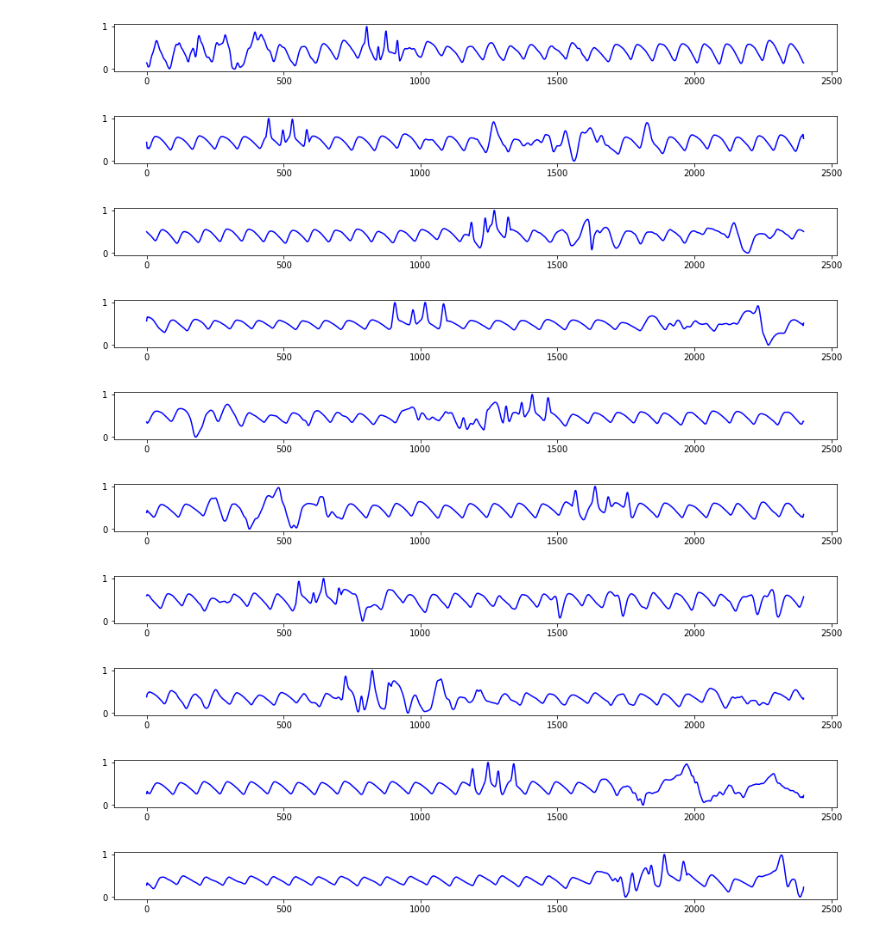
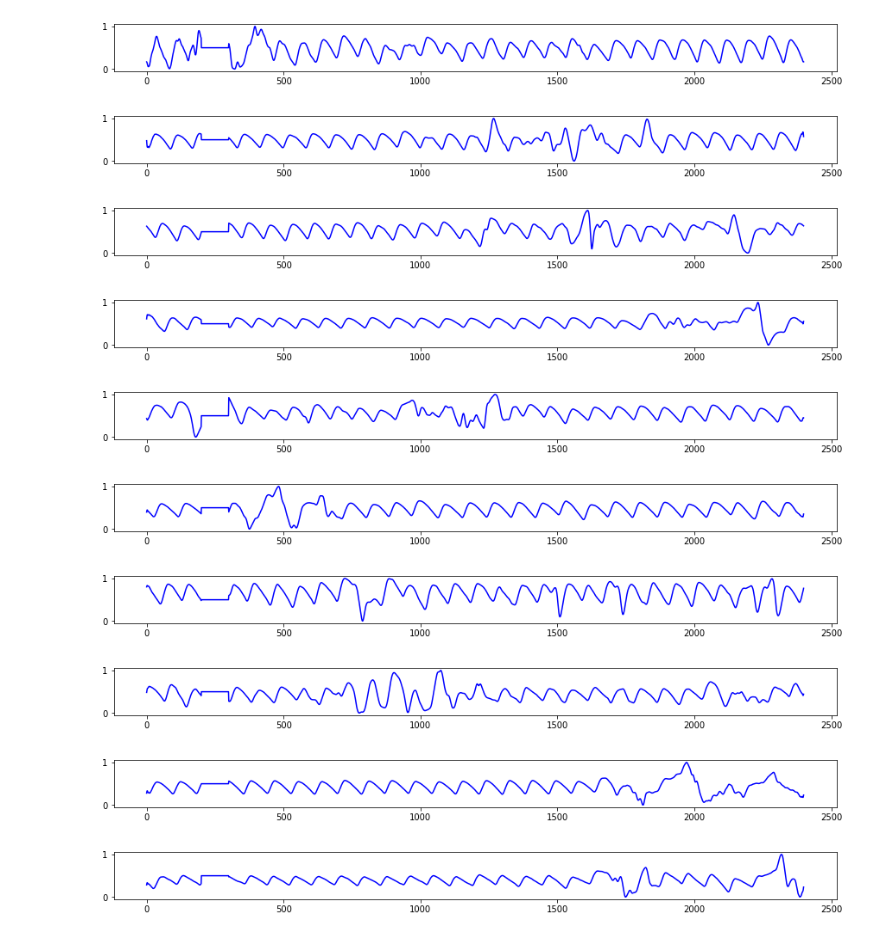
Before and after one commit to chengstark/ahahahaha, a Jupyter notebook: backdoor/trigger_test.ipynb, the cells around one changed output. Saved outputs shown, nothing was run; the diff lists cells and outputs as text; code cells hidden in the pictures.

```diff
--- a/backdoor/trigger_test.ipynb
+++ b/backdoor/trigger_test.ipynb
@@ -19,6 +19,7 @@ def add_trigger(sig, trigger_length = 100, trigger_weight = 0.6, difficulty = 1)
 
 
     if difficulty == 0:
+        trigger_start = 200
         sig_bd = sig.copy()
         sig_bd[trigger_start:trigger_start+trigger_length] = 0.5
         return sig_bd
@@ -50,19 +51,19 @@ def add_trigger(sig, trigger_length = 100, trigger_weight = 0.6, difficulty = 1)
 # %%
 for idx in tqdm(range(limiter)):
     PPG_npy = x[idx]
-    PPG_npy_bd = add_trigger(PPG_npy, difficulty=3)
+    PPG_npy_bd = add_trigger(PPG_npy, difficulty=0)
 
     plt.figure(figsize=(15, 1))
     plt.plot(PPG_npy_bd, c='b')
     plt.show()
 # %% [output]
-[figure, old version]
+[figure, new version]
-[figure, old version]
+[figure, new version]
-[figure, old version]
+[figure, new version]
-[figure, old version]
+[figure, new version]
-[figure, old version]
+[figure, new version]
-[figure, old version]
+[figure, new version]
-[figure, old version]
+[figure, new version]
-[figure, old version]
+[figure, new version]
-[figure, old version]
+[figure, new version]
-[figure, old version]
+[figure, new version]
```
Also changed, not shown: 4 other files.
